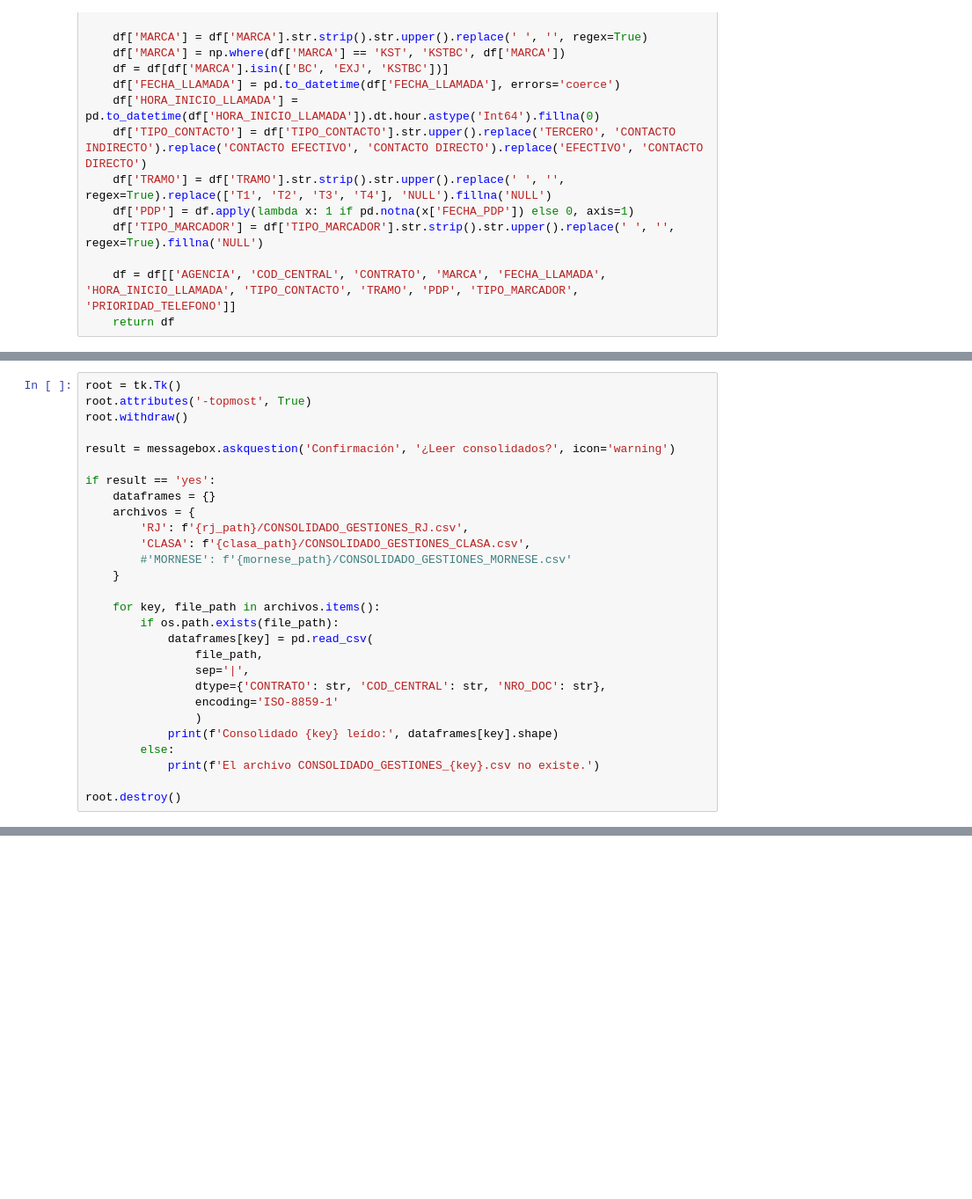
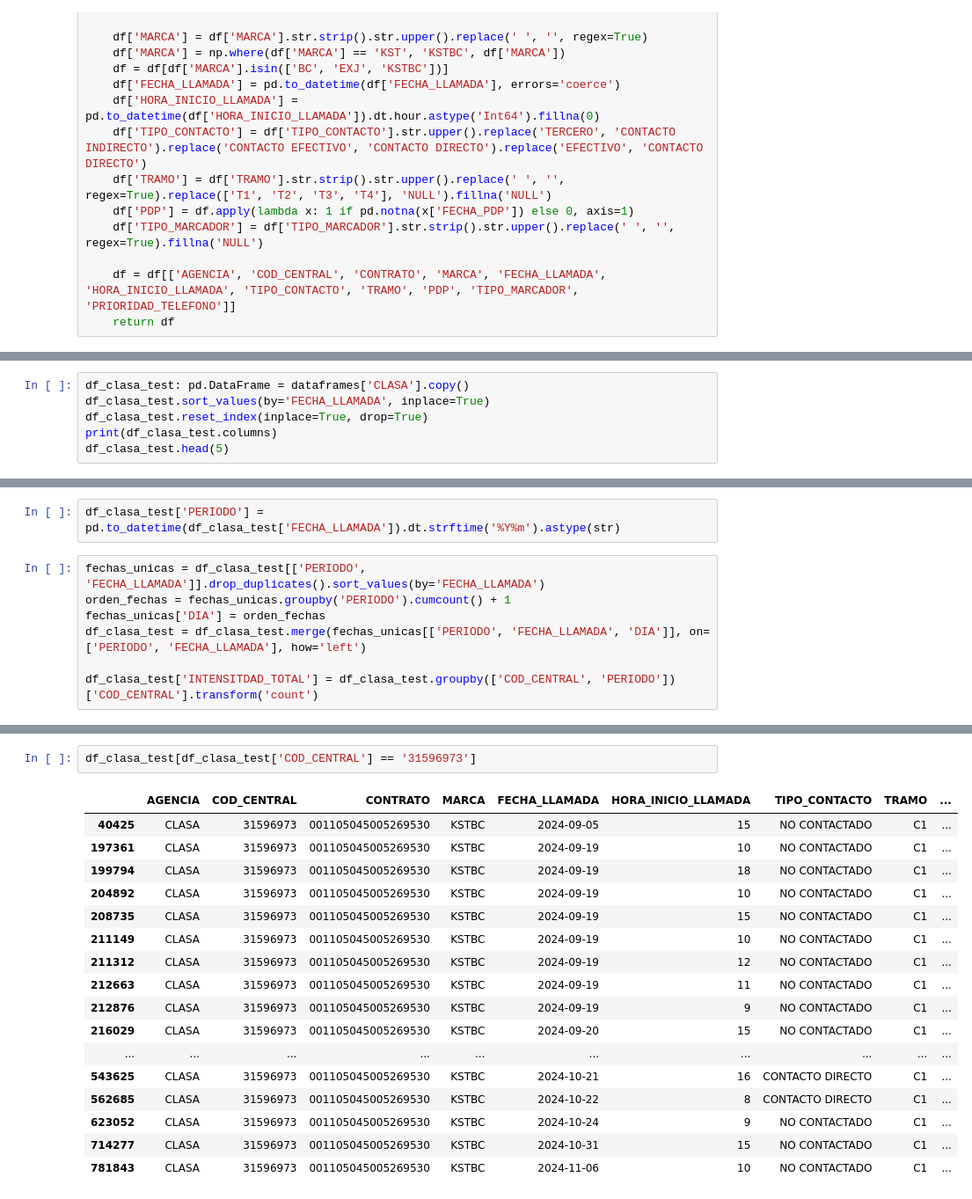
Before and after one commit to iriarteMirko/base-pagos, a Jupyter notebook: gestiones_agencias.ipynb, the cells around one changed output, grey strips where cells are left out. Shown at 88% size. Drawn from its saved outputs; the diff is of its cells as text; blank space fills up the shorter version.

Commit message:
Update gestiones agencias

```diff
--- a/gestiones_agencias.ipynb
+++ b/gestiones_agencias.ipynb
@@ -118,28 +62,0 @@ root.destroy()
-# %%
-root = tk.Tk()
-root.attributes('-topmost', True)
-root.withdraw()
-
-result = messagebox.askquestion('Confirmación', '¿Leer consolidados?', icon='warning')
-
-if result == 'yes':
-    dataframes = {}
-    archivos = {
-        'RJ': f'{rj_path}/CONSOLIDADO_GESTIONES_RJ.csv',
-        'CLASA': f'{clasa_path}/CONSOLIDADO_GESTIONES_CLASA.csv',
-        #'MORNESE': f'{mornese_path}/CONSOLIDADO_GESTIONES_MORNESE.csv'
-    }
-
-    for key, file_path in archivos.items():
-        if os.path.exists(file_path):
-            dataframes[key] = pd.read_csv(
-                file_path,
-                sep='|',
-                dtype={'CONTRATO': str, 'COD_CENTRAL': str, 'NRO_DOC': str},
-                encoding='ISO-8859-1'
-                )
-            print(f'Consolidado {key} leído:', dataframes[key].shape)
-        else:
-            print(f'El archivo CONSOLIDADO_GESTIONES_{key}.csv no existe.')
-
-root.destroy()
@@ -293,0 +152,6 @@ print(df_rj_test['TIPO_MARCADOR'].value_counts(dropna=False))
+# %%
+df_clasa_test: pd.DataFrame = dataframes['CLASA'].copy()
+df_clasa_test.sort_values(by='FECHA_LLAMADA', inplace=True)
+df_clasa_test.reset_index(inplace=True, drop=True)
+print(df_clasa_test.columns)
+df_clasa_test.head(5)
@@ -293,0 +169,9 @@ print(df_rj_test['TIPO_MARCADOR'].value_counts(dropna=False))
+# %%
+df_clasa_test['PERIODO'] = pd.to_datetime(df_clasa_test['FECHA_LLAMADA']).dt.strftime('%Y%m').astype(str)
+# %%
+fechas_unicas = df_clasa_test[['PERIODO', 'FECHA_LLAMADA']].drop_duplicates().sort_values(by='FECHA_LLAMADA')
+orden_fechas = fechas_unicas.groupby('PERIODO').cumcount() + 1
+fechas_unicas['DIA'] = orden_fechas
+df_clasa_test = df_clasa_test.merge(fechas_unicas[['PERIODO', 'FECHA_LLAMADA', 'DIA']], on=['PERIODO', 'FECHA_LLAMADA'], how='left')
+
+df_clasa_test['INTENSITDAD_TOTAL'] = df_clasa_test.groupby(['COD_CENTRAL', 'PERIODO'])['COD_CENTRAL'].transform('count')
@@ -293,0 +189,20 @@ print(df_rj_test['TIPO_MARCADOR'].value_counts(dropna=False))
+# %%
+df_clasa_test[df_clasa_test['COD_CENTRAL'] == '31596973']
+# %% [output]
+|  | AGENCIA | COD_CENTRAL | CONTRATO | MARCA | FECHA_LLAMADA | HORA_INICIO_LLAMADA | TIPO_CONTACTO | TRAMO | ... |
+| 40425 | CLASA | 31596973 | 001105045005269530 | KSTBC | 2024-09-05 | 15 | NO CONTACTADO | C1 | ... |
+| 197361 | CLASA | 31596973 | 001105045005269530 | KSTBC | 2024-09-19 | 10 | NO CONTACTADO | C1 | ... |
+| 199794 | CLASA | 31596973 | 001105045005269530 | KSTBC | 2024-09-19 | 18 | NO CONTACTADO | C1 | ... |
+| 204892 | CLASA | 31596973 | 001105045005269530 | KSTBC | 2024-09-19 | 10 | NO CONTACTADO | C1 | ... |
+| 208735 | CLASA | 31596973 | 001105045005269530 | KSTBC | 2024-09-19 | 15 | NO CONTACTADO | C1 | ... |
+| 211149 | CLASA | 31596973 | 001105045005269530 | KSTBC | 2024-09-19 | 10 | NO CONTACTADO | C1 | ... |
+| 211312 | CLASA | 31596973 | 001105045005269530 | KSTBC | 2024-09-19 | 12 | NO CONTACTADO | C1 | ... |
+| 212663 | CLASA | 31596973 | 001105045005269530 | KSTBC | 2024-09-19 | 11 | NO CONTACTADO | C1 | ... |
+| 212876 | CLASA | 31596973 | 001105045005269530 | KSTBC | 2024-09-19 | 9 | NO CONTACTADO | C1 | ... |
+| 216029 | CLASA | 31596973 | 001105045005269530 | KSTBC | 2024-09-20 | 15 | NO CONTACTADO | C1 | ... |
+| ... | ... | ... | ... | ... | ... | ... | ... | ... | ... |
+| 543625 | CLASA | 31596973 | 001105045005269530 | KSTBC | 2024-10-21 | 16 | CONTACTO DIRECTO | C1 | ... |
+| 562685 | CLASA | 31596973 | 001105045005269530 | KSTBC | 2024-10-22 | 8 | CONTACTO DIRECTO | C1 | ... |
+| 623052 | CLASA | 31596973 | 001105045005269530 | KSTBC | 2024-10-24 | 9 | NO CONTACTADO | C1 | ... |
+| 714277 | CLASA | 31596973 | 001105045005269530 | KSTBC | 2024-10-31 | 15 | NO CONTACTADO | C1 | ... |
+| 781843 | CLASA | 31596973 | 001105045005269530 | KSTBC | 2024-11-06 | 10 | NO CONTACTADO | C1 | ... |
```
Also changed, not shown: parts of 35 cells of this notebook, 1 other file.
